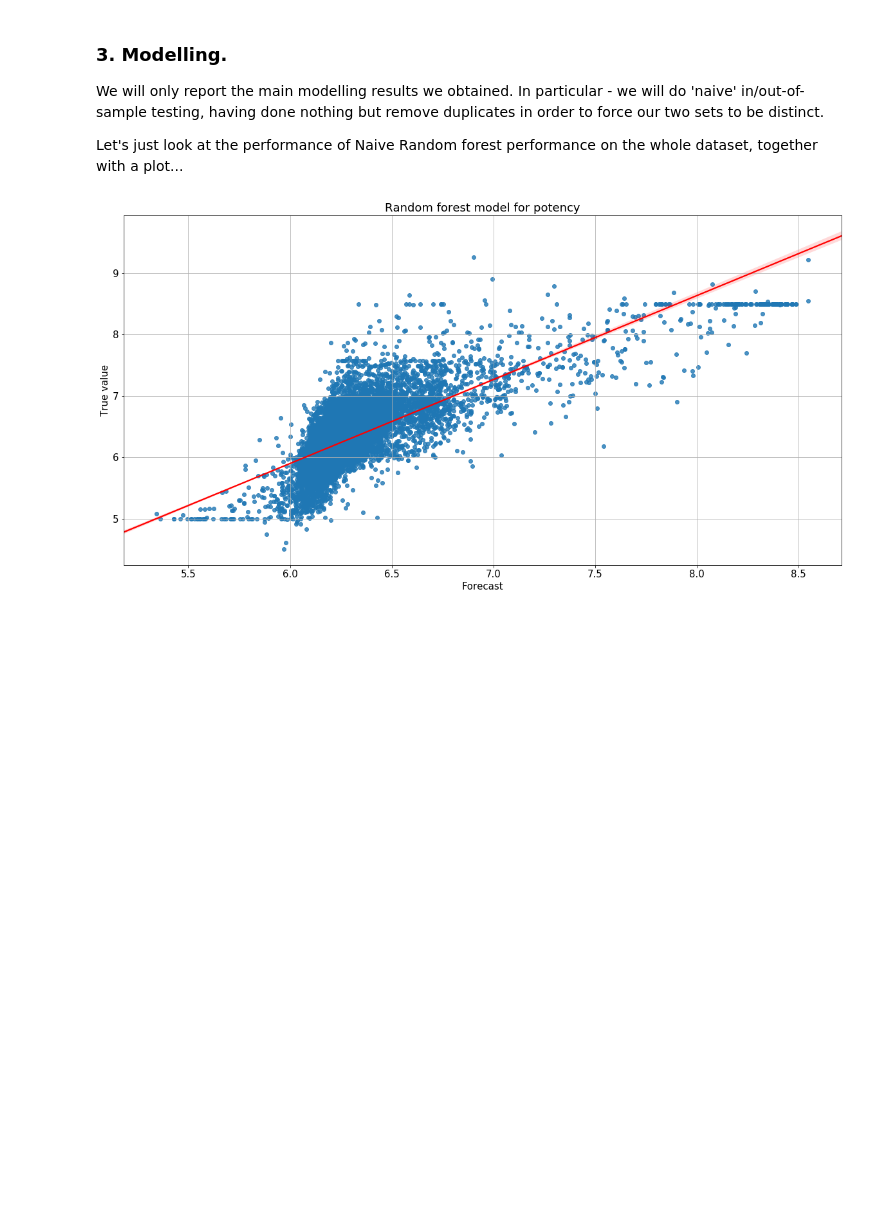
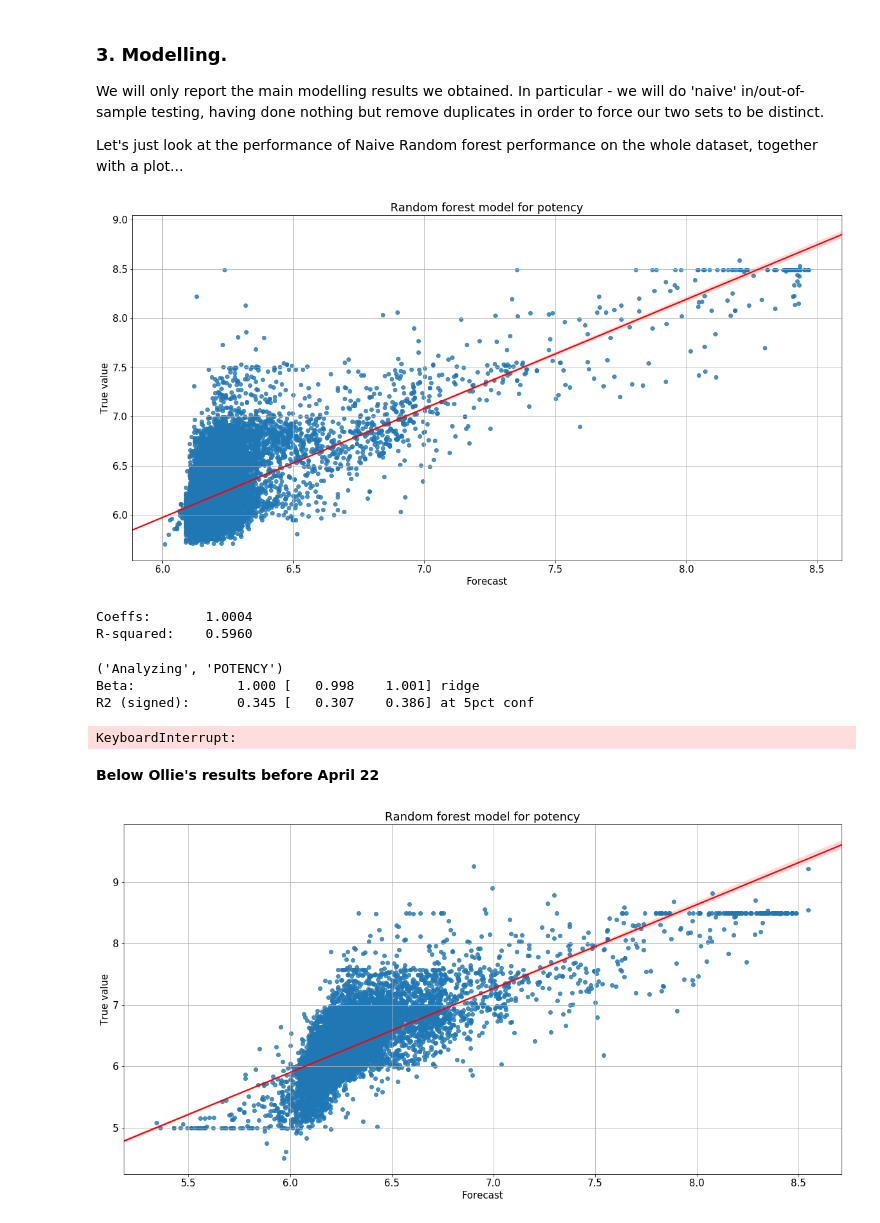
Before and after one commit to owatson/PenalizedPrediction, a Jupyter notebook: MalariaPaper.ipynb, the cells around one changed output. Drawn from its saved outputs; the diff is of its cells as text; code cells hidden in the pictures; blank space fills up the shorter version.

```diff
--- a/MalariaPaper.ipynb
+++ b/MalariaPaper.ipynb
@@ -53,0 +69,3 @@ In terms of generating these datasets - see code in malaria/utils - which genera
+# %%
+for i in freq:
+    print("{}  {}".format(i, freq[i]))
@@ -53,0 +92,11 @@ In terms of generating these datasets - see code in malaria/utils - which genera
+# %%
+ll=[]
+for i in b:
+    ll.append(i['molecule_chembl_id'])
+co=set(ll)
+
+comps_more_than_20_measurements=[]
+for comp in co:
+    if ll.count(comp) >20:
+        print("{} {}".format(comp, ll.count(comp)))
+        comps_more_than_20_measurements.append(comp)
@@ -53,0 +125,17 @@ In terms of generating these datasets - see code in malaria/utils - which genera
+# %%
+dict_multiple_measurements={}
+for comp in b:
+    if comp['molecule_chembl_id'] in comps_more_than_20_measurements:
+        comp_now=comp['molecule_chembl_id']
+        if dict_multiple_measurements.has_key(comp_now):
+            dict_multiple_measurements[comp_now].append(comp)
+        else:
+            dict_multiple_measurements[comp_now]=[]
+            dict_multiple_measurements[comp_now].append(comp)
+# %%
+for comp in comps_more_than_20_measurements:
+    now = dict_multiple_measurements[comp]
+    print("Compound {}".format(comp))
+    for i,x in enumerate(now):
+        print("{} {} {} {} {}".format(now[i]["pchembl_value"], now[i]["standard_units"], now[i]["published_relation"], now[i]["standard_type"], now[i]["published_value"]))
+    print("\n\n")
@@ -224,6 +469,31 @@ preds = np.asarray([x for x in full_df.fps[gd]])
 
 mdl.fit(preds, target)
 fc = mdl.predict(preds)
+# %%
+figsize(20, 10)
+import seaborn as sns
+sns.regplot(x=fc,y=target,fit_reg=True, line_kws={'color' : 'red'})
+_ = plt.title('Random forest model for potency')
+plt.xlabel('Forecast')
+plt.ylabel('True value')
+plt.grid(True)
+# %% [output]
+[figure, added]
+# %%
+# And we get 54% R^2 (on the whole set!)
+stats.regress(target, [fc,])
+# %% [output]
+Coeffs:       1.0004
+R-squared:    0.5960
+# %%
+stats.run_suite(full_df, 'POTENCY')
+# %% [output]
+('Analyzing', 'POTENCY')
+Beta:             1.000 [   0.998    1.001] ridge
+R2 (signed):      0.345 [   0.307    0.386] at 5pct conf
+KeyboardInterrupt:
+# %% [markdown]
+**Below Ollie's results before April 22**
 # %%
 figsize(20, 10)
 import seaborn as sns
```
Also changed, not shown: parts of 37 cells of this notebook, 7 other files.
